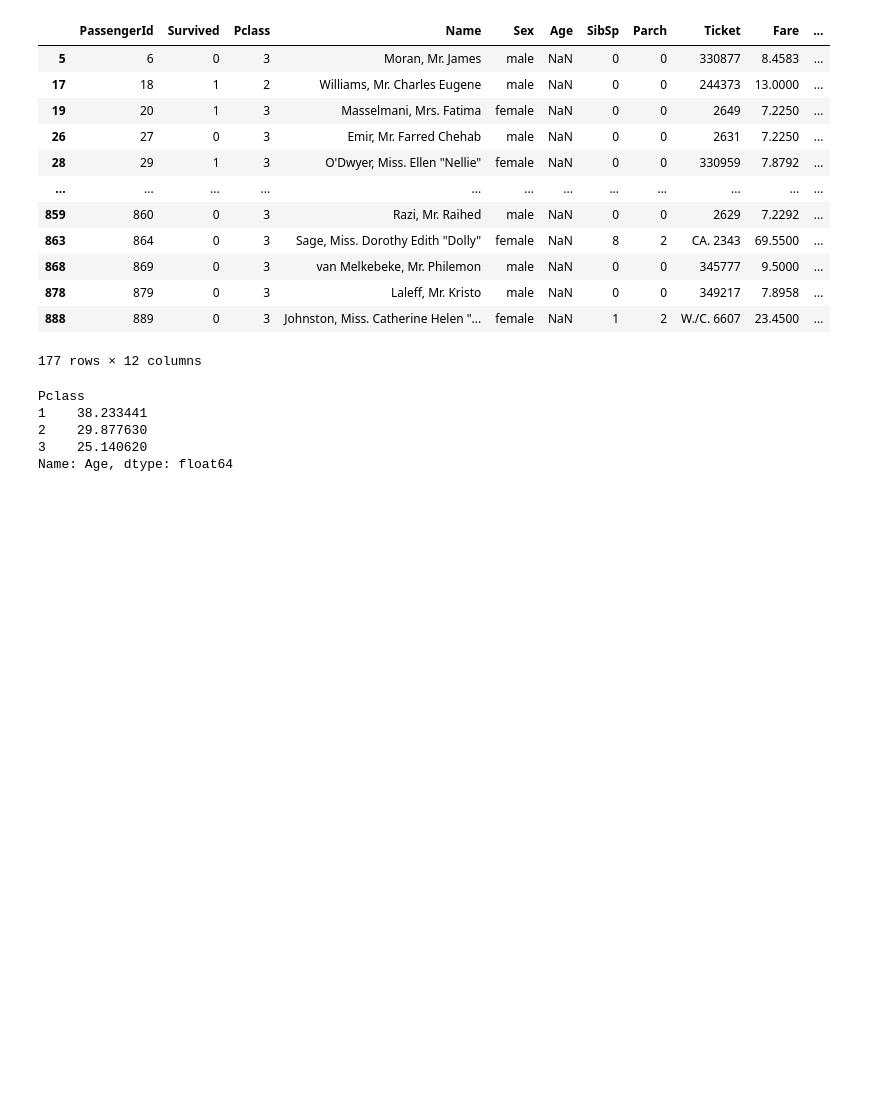
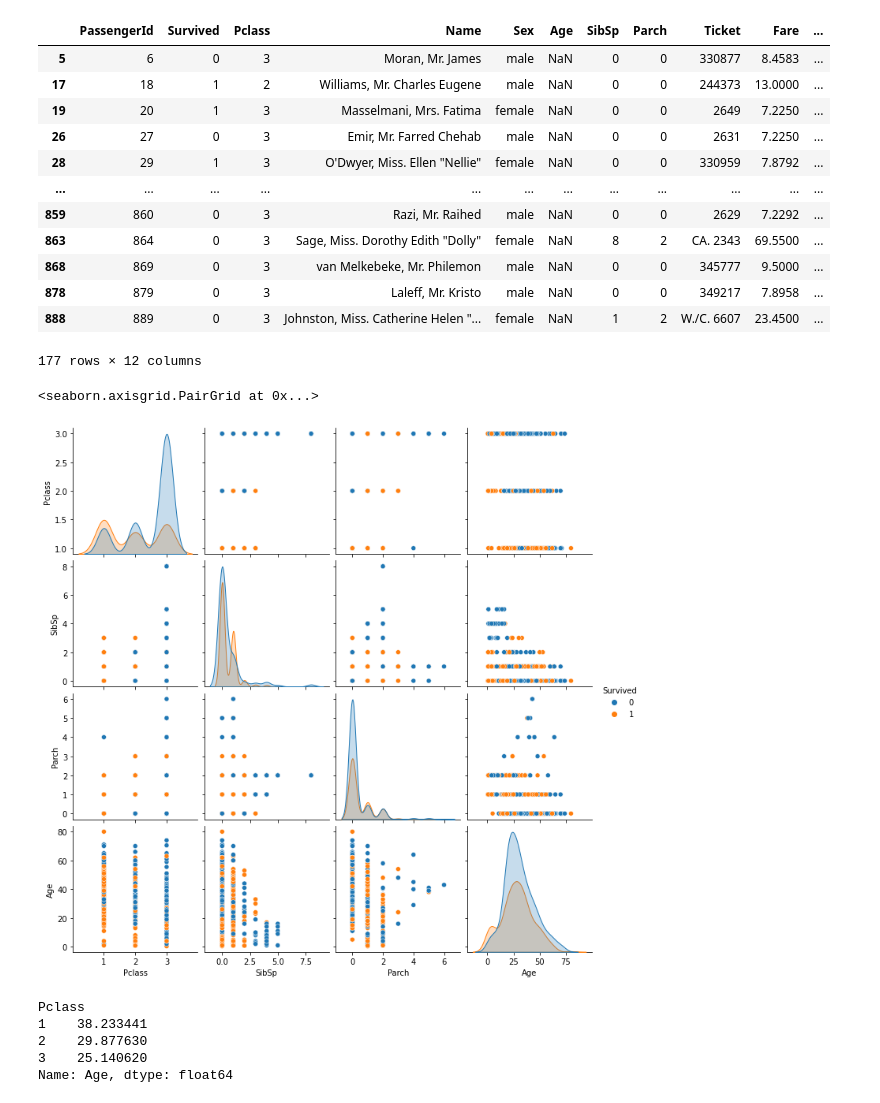
Before and after one commit to kartikgupta89/datascience-kaggle, a Jupyter notebook: c1-titanic-survival-predictions.ipynb, the cells around one changed output. Saved outputs shown, nothing was run; the diff lists cells and outputs as text; code cells hidden in the pictures; blank space fills up the shorter version.

```diff
--- a/c1-titanic-survival-predictions.ipynb
+++ b/c1-titanic-survival-predictions.ipynb
@@ -120,6 +120,12 @@ train_data[train_data.Age.isna()]
 | 878 | 879 | 0 | 3 | Laleff, Mr. Kristo | male | NaN | 0 | 0 | 349217 | 7.8958 | ... |
 | 888 | 889 | 0 | 3 | Johnston, Miss. Catherine Helen "... | female | NaN | 1 | 2 | W./C. 6607 | 23.4500 | ... |
 177 rows × 12 columns
+# %%
+import seaborn as sns
+sns.pairplot(train_data[['Pclass','SibSp','Parch','Age','Survived']], hue='Survived')
+# %% [output]
+<seaborn.axisgrid.PairGrid at 0x...>
+[figure, added]
 # %%
 train_data.groupby('Pclass').mean()['Age']
 # %% [output]
```
Also changed, not shown: parts of 38 cells of this notebook.
